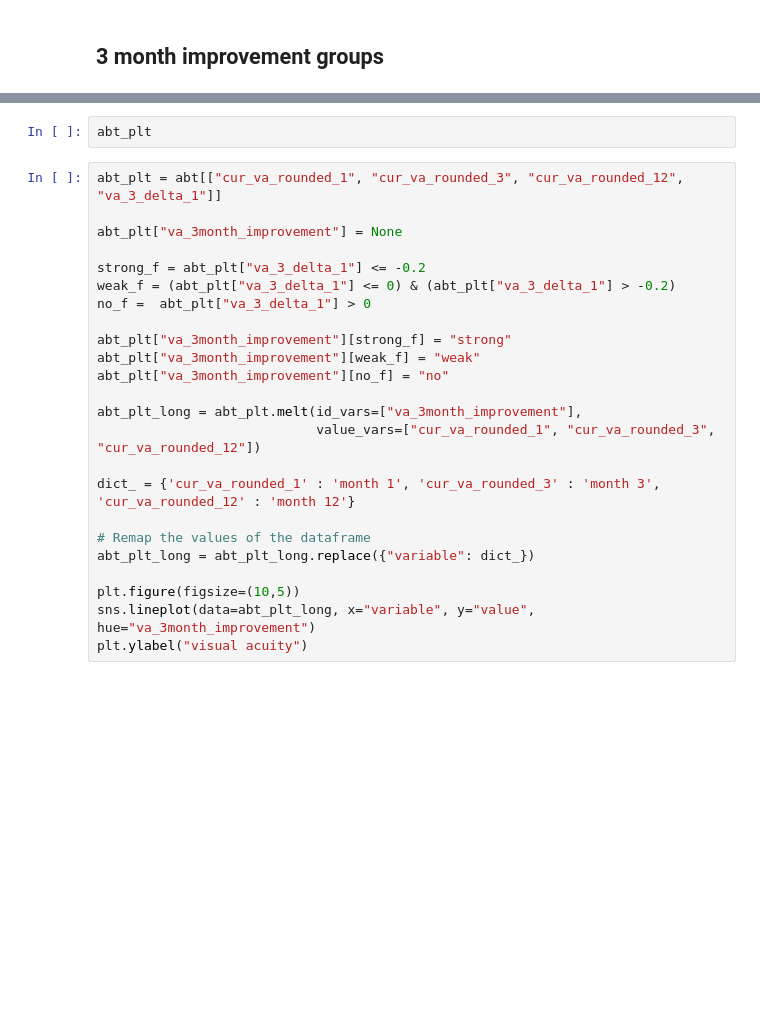
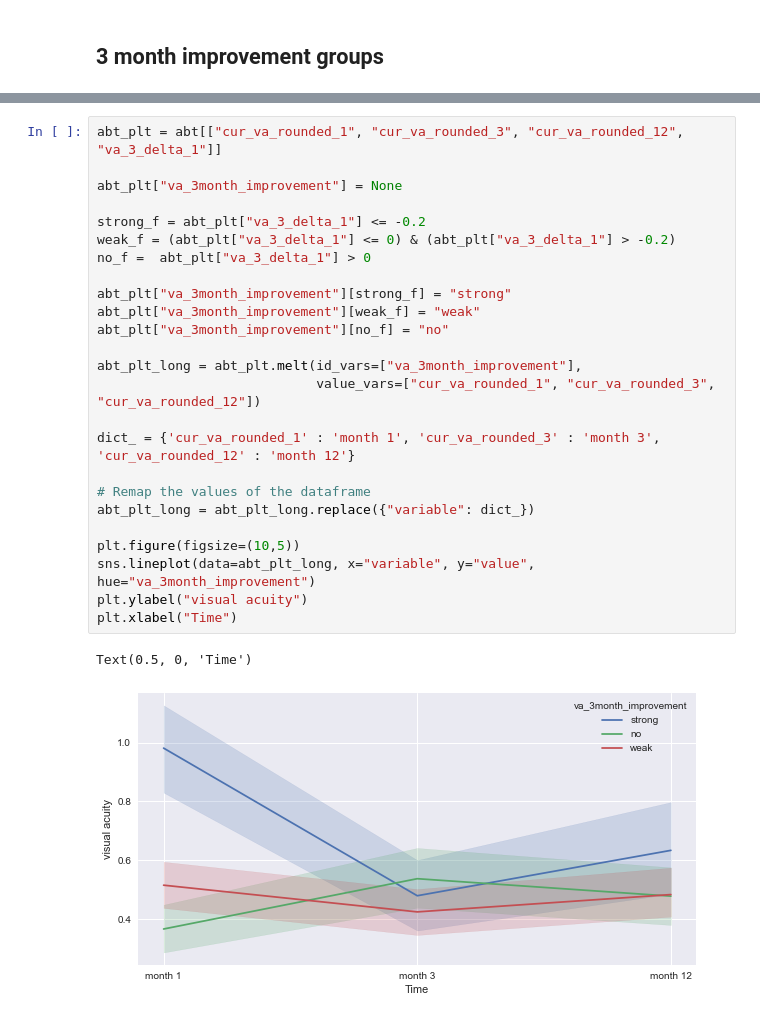
Before and after one commit to theislab/LODE, a Jupyter notebook: feature_statistics/notebooks/0_2_time_series_1-3-6-12-24-months.ipynb, the cells around one changed output, grey strips where cells are left out. Saved outputs shown, nothing was run; the diff lists cells and outputs as text; blank space fills up the shorter version.

```diff
--- a/feature_statistics/notebooks/0_2_time_series_1-3-6-12-24-months.ipynb
+++ b/feature_statistics/notebooks/0_2_time_series_1-3-6-12-24-months.ipynb
@@ -1439,29 +1154,31 @@ NameError: name 'abt_plt' is not defined
-# %%
-abt_plt
 # %%
 abt_plt = abt[["cur_va_rounded_1", "cur_va_rounded_3", "cur_va_rounded_12", "va_3_delta_1"]]
 
 abt_plt["va_3month_improvement"] = None
 
 strong_f = abt_plt["va_3_delta_1"] <= -0.2
 weak_f = (abt_plt["va_3_delta_1"] <= 0) & (abt_plt["va_3_delta_1"] > -0.2)
 no_f =  abt_plt["va_3_delta_1"] > 0
 
 abt_plt["va_3month_improvement"][strong_f] = "strong"
 abt_plt["va_3month_improvement"][weak_f] = "weak"
 abt_plt["va_3month_improvement"][no_f] = "no"
 
 abt_plt_long = abt_plt.melt(id_vars=["va_3month_improvement"],
                             value_vars=["cur_va_rounded_1", "cur_va_rounded_3", "cur_va_rounded_12"])
 
 dict_ = {'cur_va_rounded_1' : 'month 1', 'cur_va_rounded_3' : 'month 3', 'cur_va_rounded_12' : 'month 12'}
 
 # Remap the values of the dataframe
 abt_plt_long = abt_plt_long.replace({"variable": dict_})
 
 plt.figure(figsize=(10,5))
 sns.lineplot(data=abt_plt_long, x="variable", y="value", hue="va_3month_improvement")
 plt.ylabel("visual acuity")
+plt.xlabel("Time")
+# %% [output]
+Text(0.5, 0, 'Time')
+[figure, added]
 # %%
 
 abt["regular_treatment"] = abt.n_injections_3 >= 3
```
Also changed, not shown: parts of 27 cells of this notebook, 5 other files.
